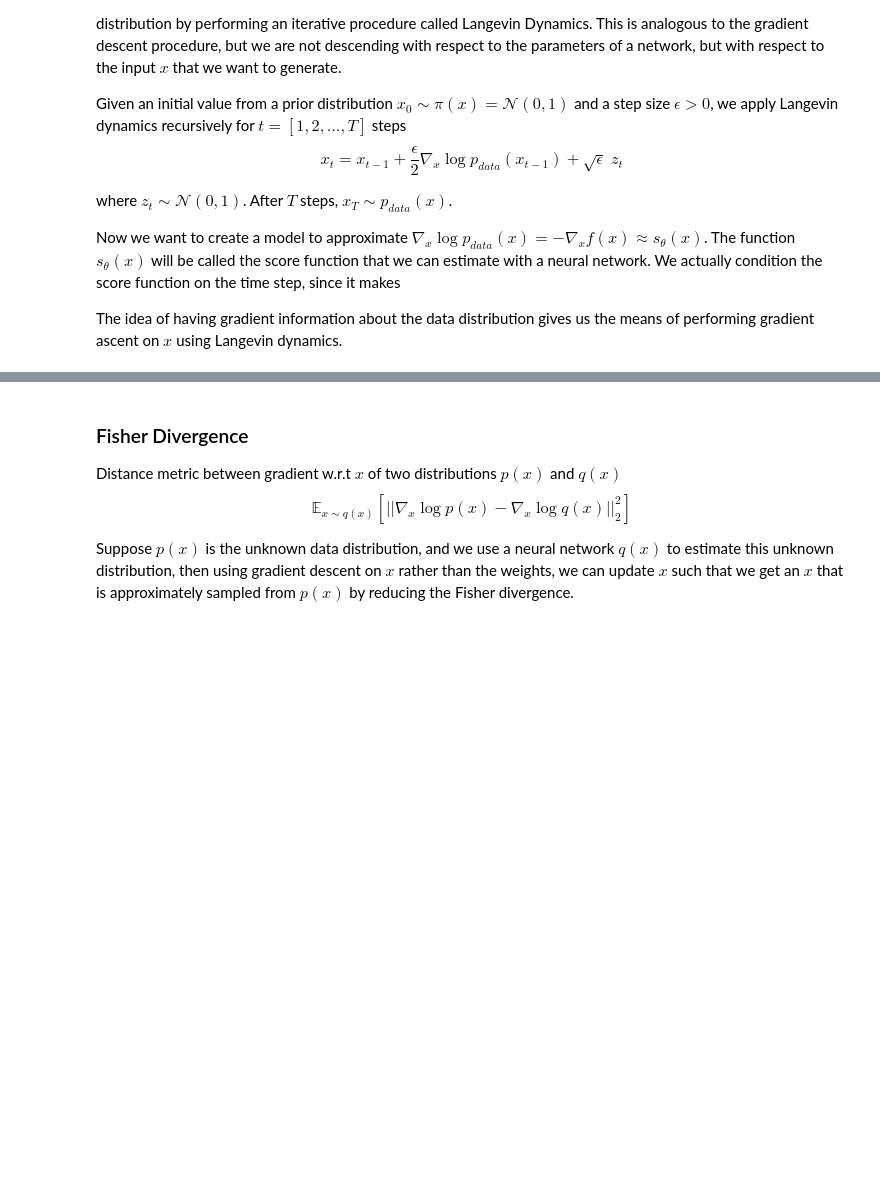
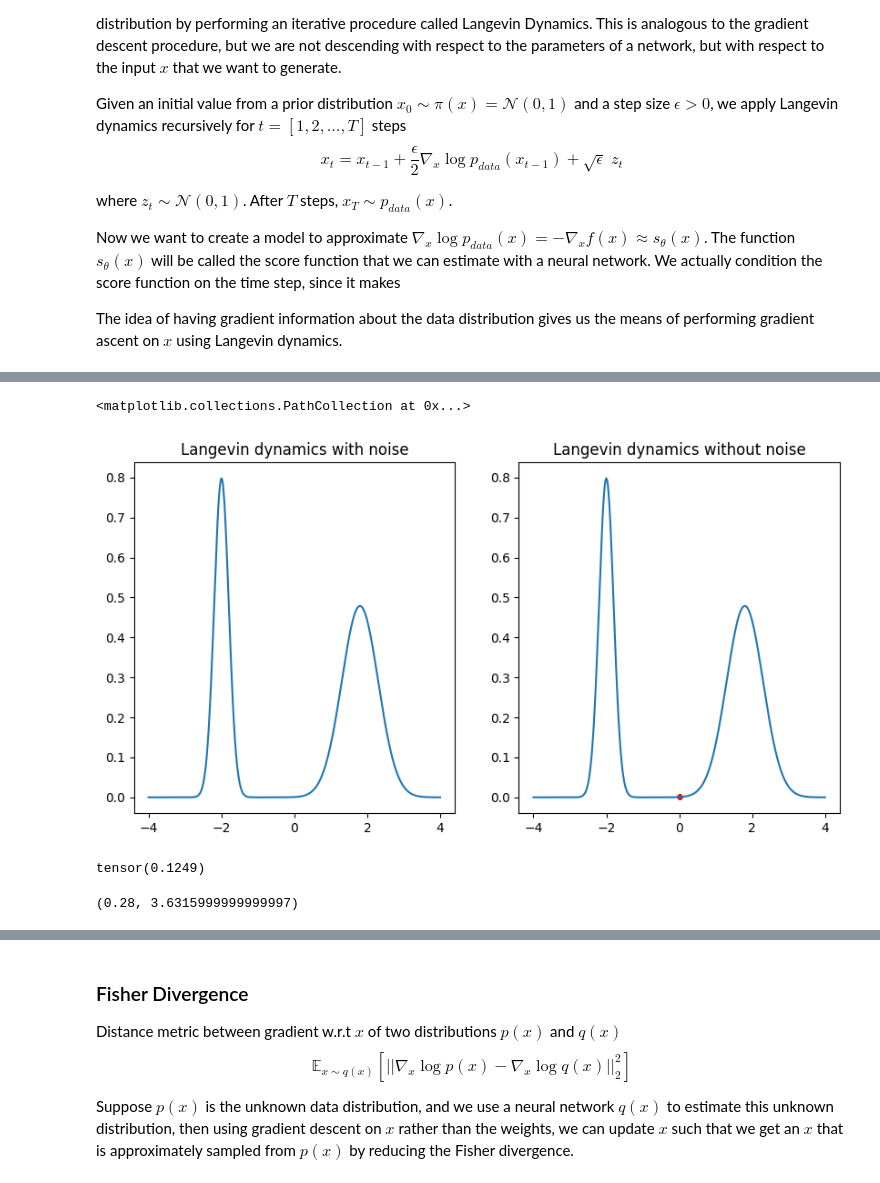
Before and after one commit to Janko-dev/generative_modeling, a Jupyter notebook: notebooks/score_based_models.ipynb, the cells around one changed output, grey strips where cells are left out. Saved outputs shown, nothing was run; the diff lists cells and outputs as text; code cells hidden in the pictures; blank space fills up the shorter version.

Commit message:
langevin dynamics example

```diff
--- a/notebooks/score_based_models.ipynb
+++ b/notebooks/score_based_models.ipynb
@@ -37,0 +58,52 @@ import numpy as np
+# %%
+# langevin dynamics steps
+n_steps = 1000
+
+# x_t without noise (gradient ascent)
+x_ts_no_noise = []
+# x_t with noise (stochastic gradient ascent)
+x_ts = []
+
+# step size
+tau = 0.05
+# initial point
+x_t_no_noise = 0
+x_t = 0
+
+mean_mu = pi*mu_1 + (1-pi)*mu_2
+mean_var = pi*sigma_1**2 + (1-pi)*sigma_2**2 + pi*(1-pi)*(mu_1-mu_2)**2
+
+for step in range(n_steps):
+
+    # save trajectories
+    # x_ts.append(x_t)
+    x_ts_no_noise.append(x_t_no_noise)
+
+    # deterministic gradient ascent
+    x_t_no_noise = x_t_no_noise - tau * (x_t_no_noise)/p_x.var()
+    # stochastic gradient ascent
+    # x_t = x_t - tau * ((x_t-mu_1)+(x_t-mu_2))/(sigma_1+sigma_2)**2 + (2*tau)**.5 * torch.randn(1)
+
+
+x_ts = torch.tensor(x_ts)
+x_ts_no_noise = torch.tensor(x_ts_no_noise)
+
+_, (ax1, ax2) = plt.subplots(1, 2, figsize=(10, 5))
+ax1.set_title("Langevin dynamics with noise")
+ax1.plot(x, p_x)
+ax1.scatter(x_ts, p(x_ts), s=8, c='r')
+
+ax2.set_title("Langevin dynamics without noise")
+ax2.plot(x, p_x)
+ax2.scatter(x_ts_no_noise, p(x_ts_no_noise), s=8, c='r')
+# %% [output]
+<matplotlib.collections.PathCollection at 0x...>
+[figure, added]
+# %%
+p_x.mean()
+# %% [output]
+tensor(0.1249)
+# %%
+mean_mu, mean_var
+# %% [output]
+(0.28, 3.6315999999999997)
```
Also changed, not shown: parts of 3 cells of this notebook.
